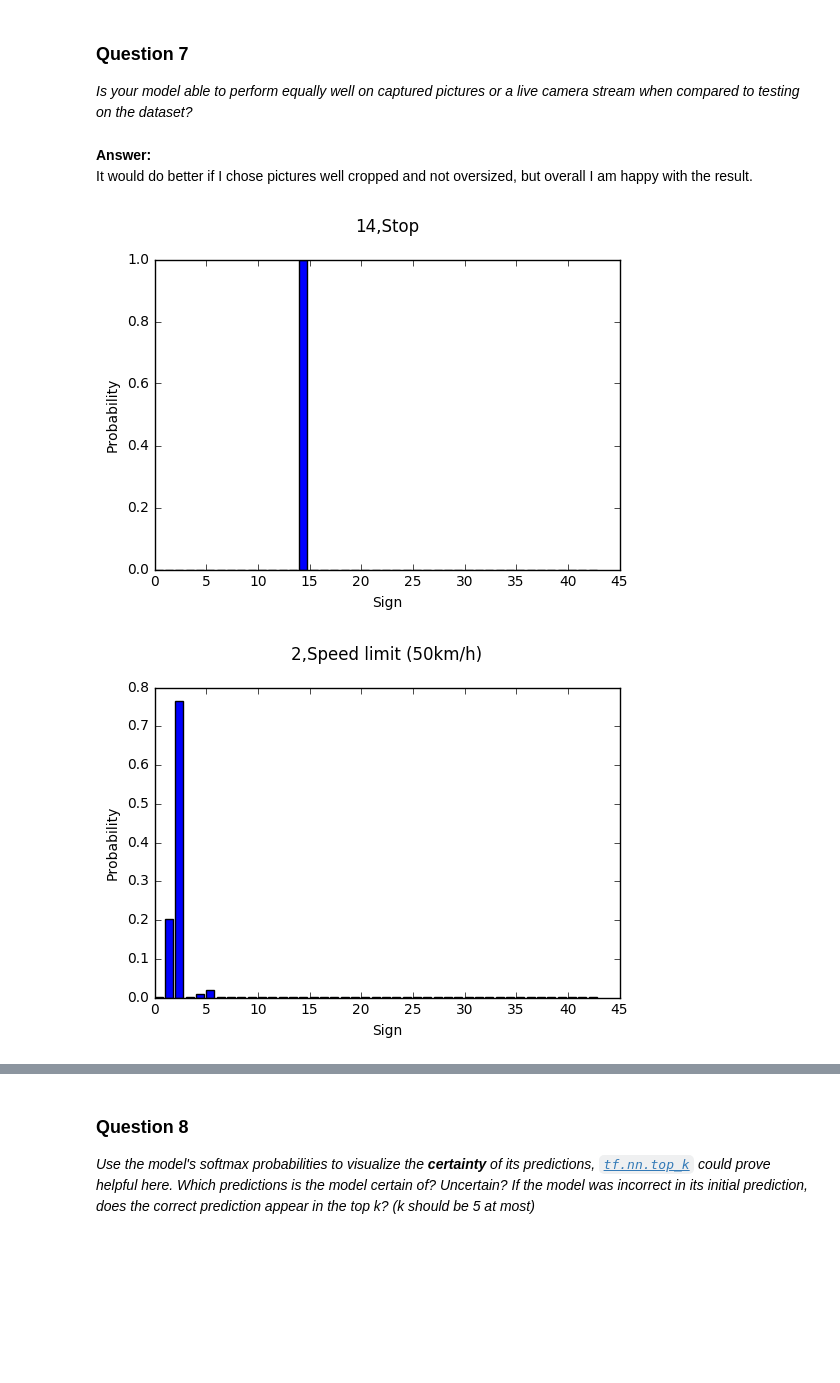
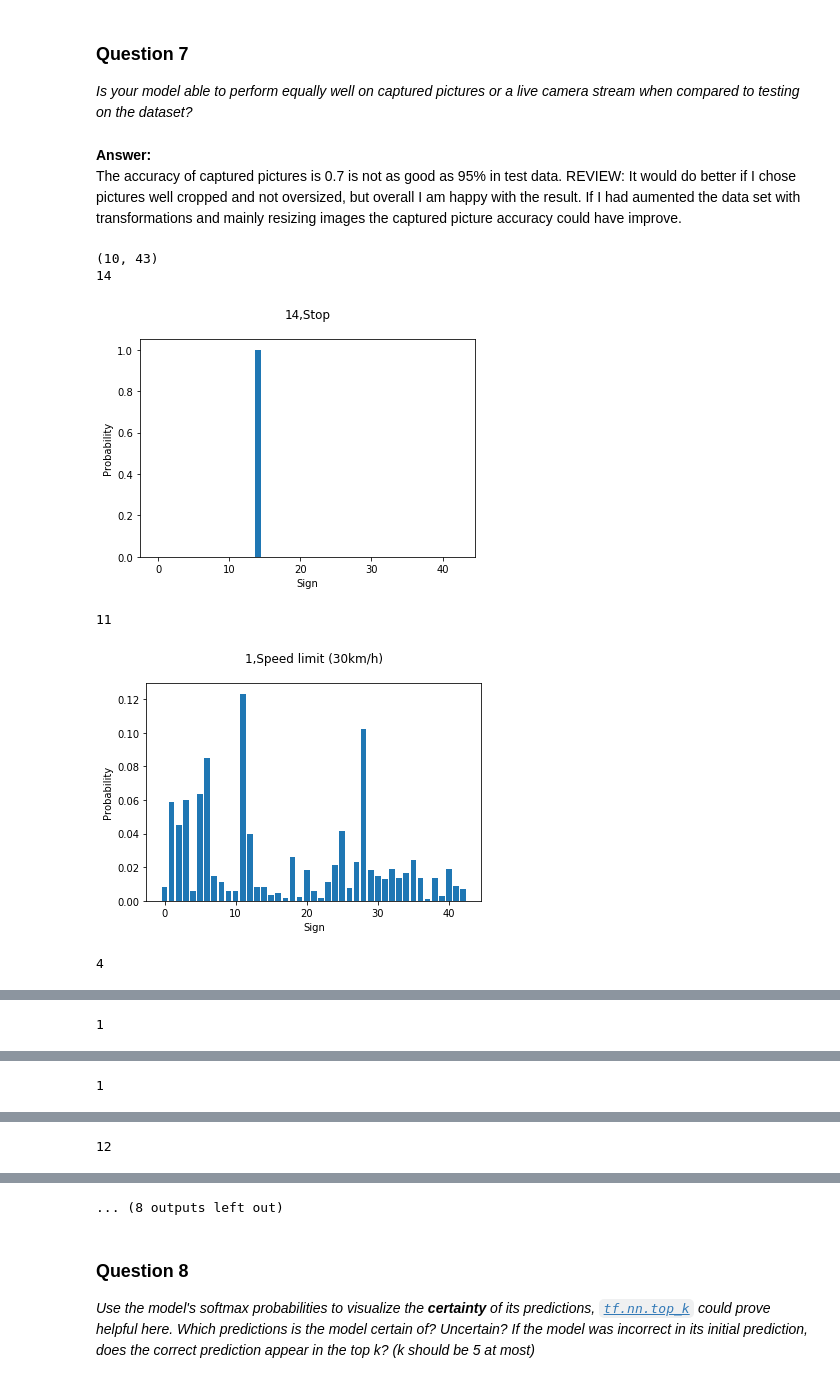
Before and after one commit to franciscodominguezmateos/CarND-P2, a Jupyter notebook: Traffic_Signs_Recognition.ipynb, the cells around one changed output, grey strips where cells are left out. Drawn from its saved outputs; the diff is of its cells as text; code cells hidden in the pictures; blank space fills up the shorter version.

Commit message:
Review 2017112401

```diff
--- a/Traffic_Signs_Recognition.ipynb
+++ b/Traffic_Signs_Recognition.ipynb
@@ -362,7 +362,7 @@ test_feed_dict =  {x: test_dataset , l: test_labels ,keep_prob:1.0}
 # tf Graph input
 logits     = ann(x,weights,biases,keep_prob)
 prediction = tf.nn.softmax(logits)
-loss       = tf.reduce_mean(tf.nn.softmax_cross_entropy_with_logits(logits, l))
+loss       = tf.reduce_mean(tf.nn.softmax_cross_entropy_with_logits(logits=logits, labels=l))
 
 # Evaluate model
 # Determine if the predictions are correct
@@ -376,7 +376,7 @@ optimizer = tf.train.AdamOptimizer(learning_rate).minimize(loss)
 
 
 # Predictions for the training, validation, and test data.
-init = tf.initialize_all_variables()
+init = tf.global_variables_initializer()
 # Test Cases
 with tf.Session() as session:
     session.run(init)
@@ -559,14 +557,14 @@ with open("signnames.csv") as f:
     signames=f.readlines()
 size=(32,32)
 limg=[]
-ly=[1,2,3,4,5,6,7]
+ly=[14,1,3,7,8,12,17,36,9,10]
 names=["stop.jpg",
        "speedlimit30.jpg",
        "speedlimit60.jpg",
        "speedlimit100.jpg",
        "speedlimit120.jpg",
        "priorityroad.jpg",
-       "dontturnleft.jpg",
+       #"dontturnleft.jpg",
        "forbident.jpg",
        "gostraightorright.jpg",
        "nopassing.jpg",
@@ -597,18 +609,25 @@ Some images, mainly speedlimit, are oversized and are cropped to, and they are b
 # %%
 ### Run the predictions here.
 ### Feel free to use as many code cells as needed.
+#saver=tf.train.Saver()
 with tf.Session() as session:
     session.run(init)
-    saver.restore(session,"model_epoch100.ckpt")
+    saver.restore(session,"/home/francisco/git/CarND-P2/model_epoch150.ckpt")
     print("Model restored")
-    pred=session.run(prediction,feed_dict=new_feed_dict)
+    predSoft=session.run(prediction,feed_dict=new_feed_dict)
+    print("Session run prediction")
     # Check accuracy against samples
     new_accuracy = session.run(accuracy, feed_dict=new_feed_dict)
+    print("Session run accuracy")
+pred=np.argmax(predSoft,axis=1)
+print("predSoft=",predSoft[0])
+lnames=[]
+print("actu=",ly)
+print("pred=",pred)
+for i,k in enumerate(pred):
+    if(ly[i]!=k):
+        print(i,signames[ly[i]+1],signames[k+1])
+    lnames.append(signames[ly[i]+1])
 
-print("pred=",np.max(pred,axis=1))
-lnames=[]
-print("pred=",np.argmax(pred,axis=1))
-for i in np.argmax(pred,axis=1):
-    print(i,signames[i+1])
-    lnames.append(signames[i+1])
+print("new_accuracy=",new_accuracy)
 # %% [output]
@@ -619,21 +654,29 @@ NameError: name 'tf' is not defined
 _Is your model able to perform equally well on captured pictures or a live camera stream when compared to testing on the dataset?_
 # %% [markdown]
 **Answer:**<BR>
+The accuracy of captured pictures is 0.7 is not as good as 95% in test data.
+REVIEW:
 It would do better if I chose pictures well cropped and not oversized, but overall I am happy with the result.
+If I had aumented the data set with transformations and mainly resizing images the captured picture accuracy could have improve.
 # %%
 ### Visualize the softmax probabilities here.
 ### Feel free to use as many code cells as needed.
-for i in range(pred.shape[0]):
+print(predSoft.shape)
+for i in range(predSoft.shape[0]):
     plt.figure(i)
-    #print(pred[i])
-    plt.bar(range(43),pred[i])
+    print(pred[i])
     plt.title(lnames[i])
     plt.xlabel("Sign")
     plt.ylabel("Probability")
+    plt.bar(range(43),predSoft[i])
     #plt.set_ylim([0, 1.0])
     #plt.set_xlim([0, 42])
     #plt.axis([0,42,0.0,1.0])
     plt.show()
 # %% [output]
+(10, 43)
+14
-[figure, old version]
+[figure, new version]
+11
-[figure, old version]
+[figure, new version]
+4
@@ -640,0 +684 @@ for i in range(pred.shape[0]):
+1
@@ -641,0 +686 @@ for i in range(pred.shape[0]):
+1
@@ -642,0 +688 @@ for i in range(pred.shape[0]):
+12
@@ -649,3 +690,4 @@ for i in range(pred.shape[0]):
+... (8 outputs left out)
 # %% [markdown]
 ### Question 8
 
```
Also changed, not shown: parts of 9 cells of this notebook.
